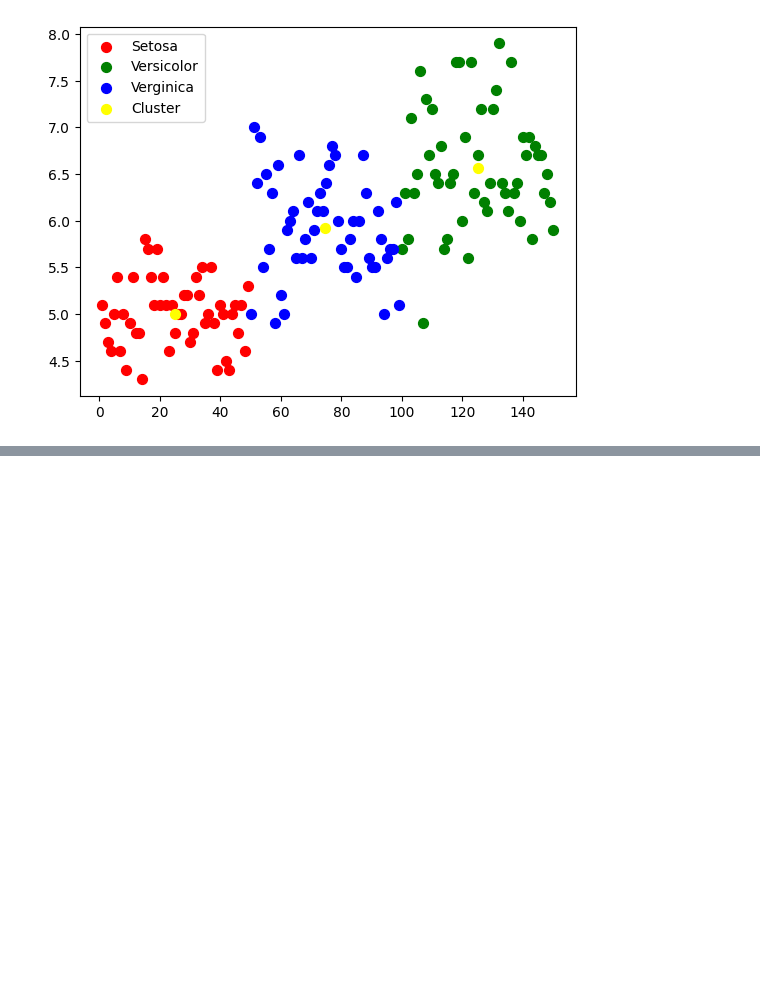
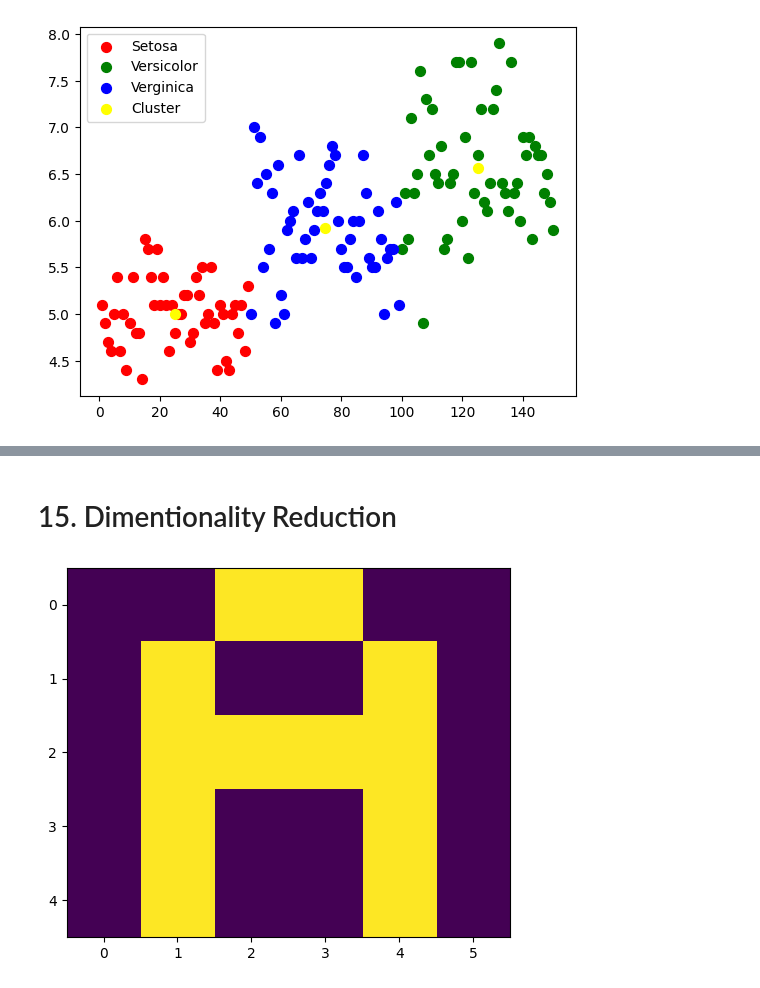
Before and after one commit to techietinker1/Predictive-Analysis, a Jupyter notebook: preprocessing.ipynb, the cells around one changed output, grey strips where cells are left out. Saved outputs shown, nothing was run; the diff lists cells and outputs as text; code cells hidden in the pictures; blank space fills up the shorter version.

```diff
--- a/preprocessing.ipynb
+++ b/preprocessing.ipynb
@@ -480,0 +541,12 @@ plt.show()
+# %% [markdown]
+# 15. Dimentionality Reduction
+# %%
+import numpy as np
+import matplotlib.pyplot as plt
+
+A = [0,0,1,1,0,0,0,1,0,0,1,0,0,1,1,1,1,0,0,1,0,0,1,0,0,1,0,0,1,0]
+
+plt.imshow(np.array(A).reshape(5,6))
+plt.show()
+# %% [output]
+[figure, added]
```
Also changed, not shown: parts of 14 cells of this notebook.
